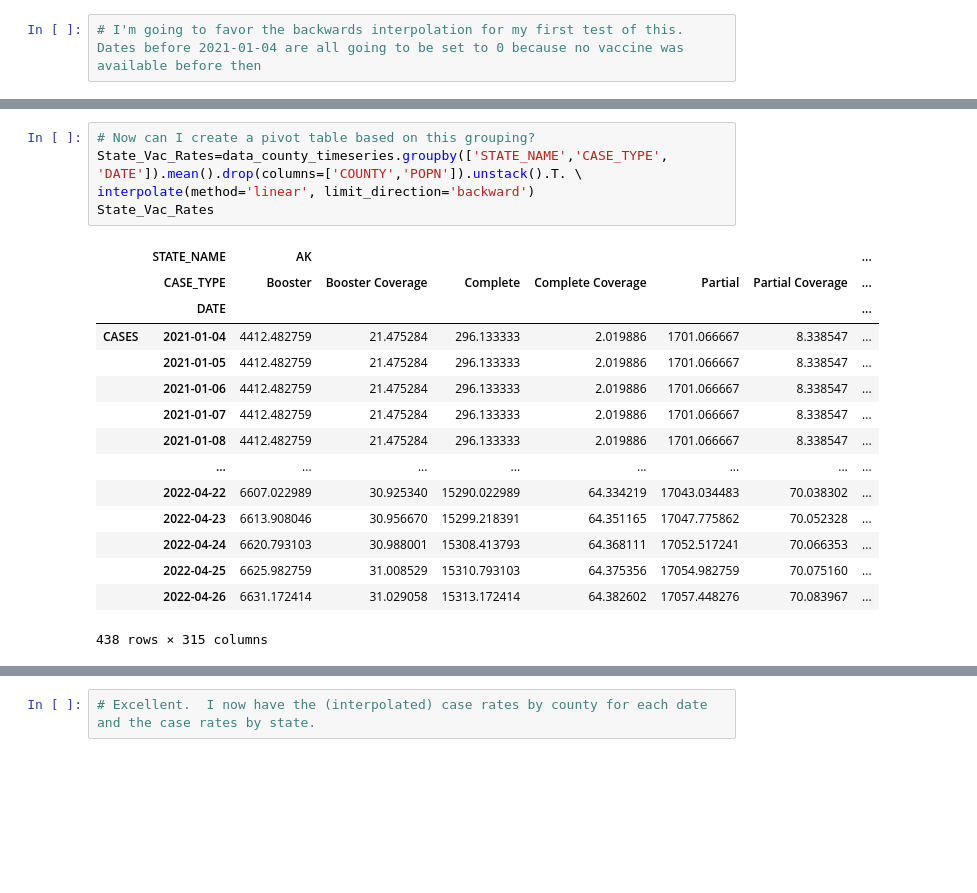
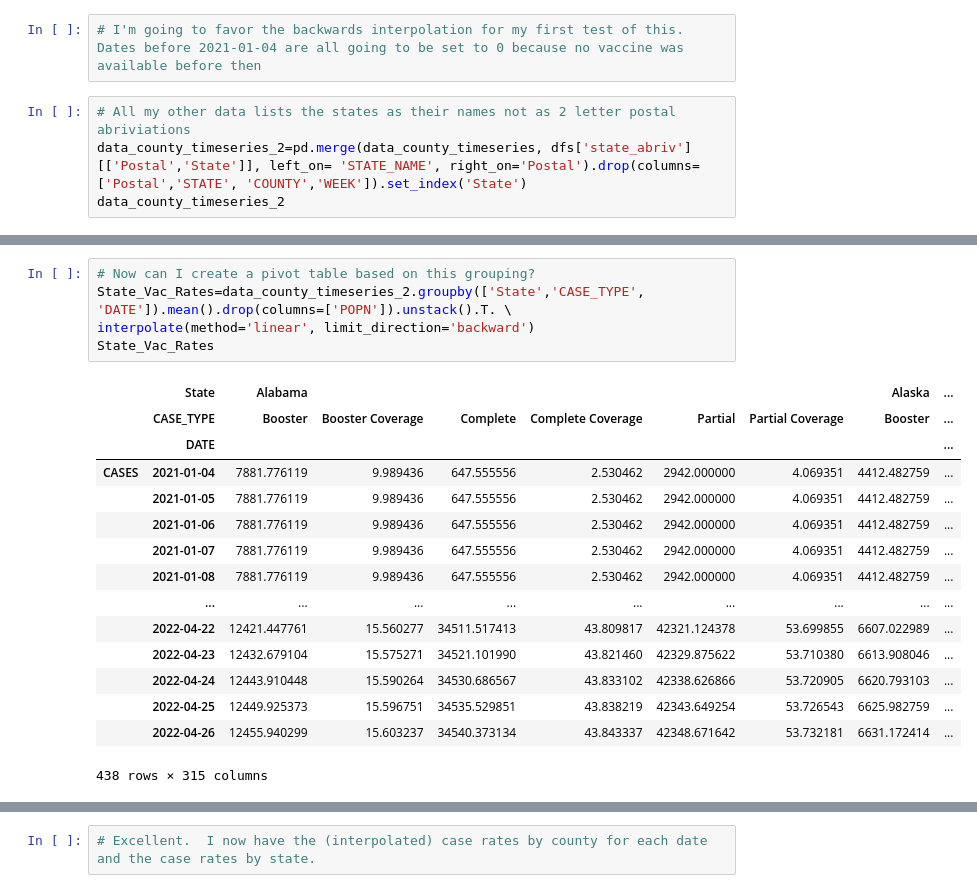
Before and after one commit to asullivan42/COVID_Bubble_Estimator, a Jupyter notebook: Regression_Analysis.ipynb, the cells around one changed output, grey strips where cells are left out. Saved outputs shown, nothing was run; the diff lists cells and outputs as text; blank space fills up the shorter version.

```diff
--- a/Regression_Analysis.ipynb
+++ b/Regression_Analysis.ipynb
@@ -287,3 +285,7 @@ data_county_timeseries.reset_index().pivot(index='DATE', columns=['STATE_NAME','
 438 rows × 19092 columns
 # %%
 # I'm going to favor the backwards interpolation for my first test of this.  Dates before 2021-01-04 are all going to be set to 0 because no vaccine was available before then
+# %%
+# All my other data lists the states as their names not as 2 letter postal abriviations
+data_county_timeseries_2=pd.merge(data_county_timeseries, dfs['state_abriv'][['Postal','State']], left_on= 'STATE_NAME', right_on='Postal').drop(columns=['Postal','STATE', 'COUNTY','WEEK']).set_index('State')
+data_county_timeseries_2
@@ -312,21 +329,21 @@ data_county_timeseries.groupby(['STATE_NAME','CASE_TYPE', 'DATE']).mean()
 # %%
 # Now can I create a pivot table based on this grouping?
-State_Vac_Rates=data_county_timeseries.groupby(['STATE_NAME','CASE_TYPE', 'DATE']).mean().drop(columns=['COUNTY','POPN']).unstack().T. \
+State_Vac_Rates=data_county_timeseries_2.groupby(['State','CASE_TYPE', 'DATE']).mean().drop(columns=['POPN']).unstack().T. \
 interpolate(method='linear', limit_direction='backward')
 State_Vac_Rates
 # %% [output]
-|  | STATE_NAME | AK |  |  |  |  |  | ... |
-|  | CASE_TYPE | Booster | Booster Coverage | Complete | Complete Coverage | Partial | Partial Coverage | ... |
-|  | DATE |  |  |  |  |  |  | ... |
-| CASES | 2021-01-04 | 4412.482759 | 21.475284 | 296.133333 | 2.019886 | 1701.066667 | 8.338547 | ... |
-|  | 2021-01-05 | 4412.482759 | 21.475284 | 296.133333 | 2.019886 | 1701.066667 | 8.338547 | ... |
-|  | 2021-01-06 | 4412.482759 | 21.475284 | 296.133333 | 2.019886 | 1701.066667 | 8.338547 | ... |
-|  | 2021-01-07 | 4412.482759 | 21.475284 | 296.133333 | 2.019886 | 1701.066667 | 8.338547 | ... |
-|  | 2021-01-08 | 4412.482759 | 21.475284 | 296.133333 | 2.019886 | 1701.066667 | 8.338547 | ... |
-|  | ... | ... | ... | ... | ... | ... | ... | ... |
-|  | 2022-04-22 | 6607.022989 | 30.925340 | 15290.022989 | 64.334219 | 17043.034483 | 70.038302 | ... |
-|  | 2022-04-23 | 6613.908046 | 30.956670 | 15299.218391 | 64.351165 | 17047.775862 | 70.052328 | ... |
-|  | 2022-04-24 | 6620.793103 | 30.988001 | 15308.413793 | 64.368111 | 17052.517241 | 70.066353 | ... |
-|  | 2022-04-25 | 6625.982759 | 31.008529 | 15310.793103 | 64.375356 | 17054.982759 | 70.075160 | ... |
-|  | 2022-04-26 | 6631.172414 | 31.029058 | 15313.172414 | 64.382602 | 17057.448276 | 70.083967 | ... |
+|  | State | Alabama |  |  |  |  |  | Alaska | ... |
+|  | CASE_TYPE | Booster | Booster Coverage | Complete | Complete Coverage | Partial | Partial Coverage | Booster | ... |
+|  | DATE |  |  |  |  |  |  |  | ... |
+| CASES | 2021-01-04 | 7881.776119 | 9.989436 | 647.555556 | 2.530462 | 2942.000000 | 4.069351 | 4412.482759 | ... |
+|  | 2021-01-05 | 7881.776119 | 9.989436 | 647.555556 | 2.530462 | 2942.000000 | 4.069351 | 4412.482759 | ... |
+|  | 2021-01-06 | 7881.776119 | 9.989436 | 647.555556 | 2.530462 | 2942.000000 | 4.069351 | 4412.482759 | ... |
+|  | 2021-01-07 | 7881.776119 | 9.989436 | 647.555556 | 2.530462 | 2942.000000 | 4.069351 | 4412.482759 | ... |
+|  | 2021-01-08 | 7881.776119 | 9.989436 | 647.555556 | 2.530462 | 2942.000000 | 4.069351 | 4412.482759 | ... |
+|  | ... | ... | ... | ... | ... | ... | ... | ... | ... |
+|  | 2022-04-22 | 12421.447761 | 15.560277 | 34511.517413 | 43.809817 | 42321.124378 | 53.699855 | 6607.022989 | ... |
+|  | 2022-04-23 | 12432.679104 | 15.575271 | 34521.101990 | 43.821460 | 42329.875622 | 53.710380 | 6613.908046 | ... |
+|  | 2022-04-24 | 12443.910448 | 15.590264 | 34530.686567 | 43.833102 | 42338.626866 | 53.720905 | 6620.793103 | ... |
+|  | 2022-04-25 | 12449.925373 | 15.596751 | 34535.529851 | 43.838219 | 42343.649254 | 53.726543 | 6625.982759 | ... |
+|  | 2022-04-26 | 12455.940299 | 15.603237 | 34540.373134 | 43.843337 | 42348.671642 | 53.732181 | 6631.172414 | ... |
 438 rows × 315 columns
```
Also changed, not shown: parts of 105 cells of this notebook, 1 other file.
